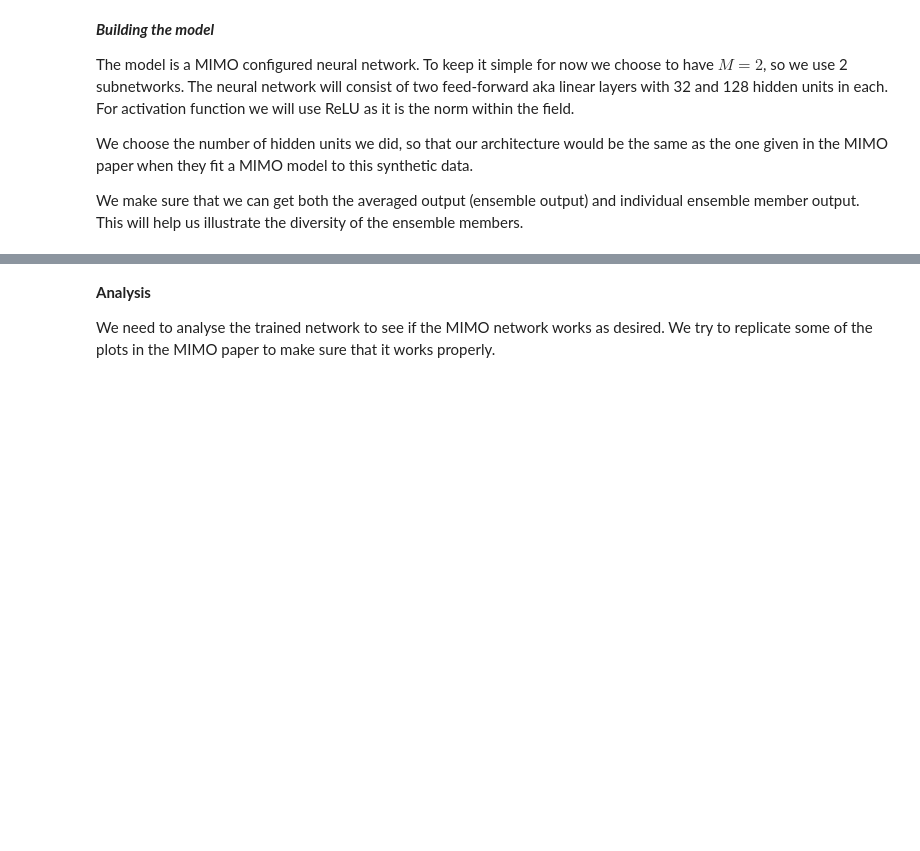
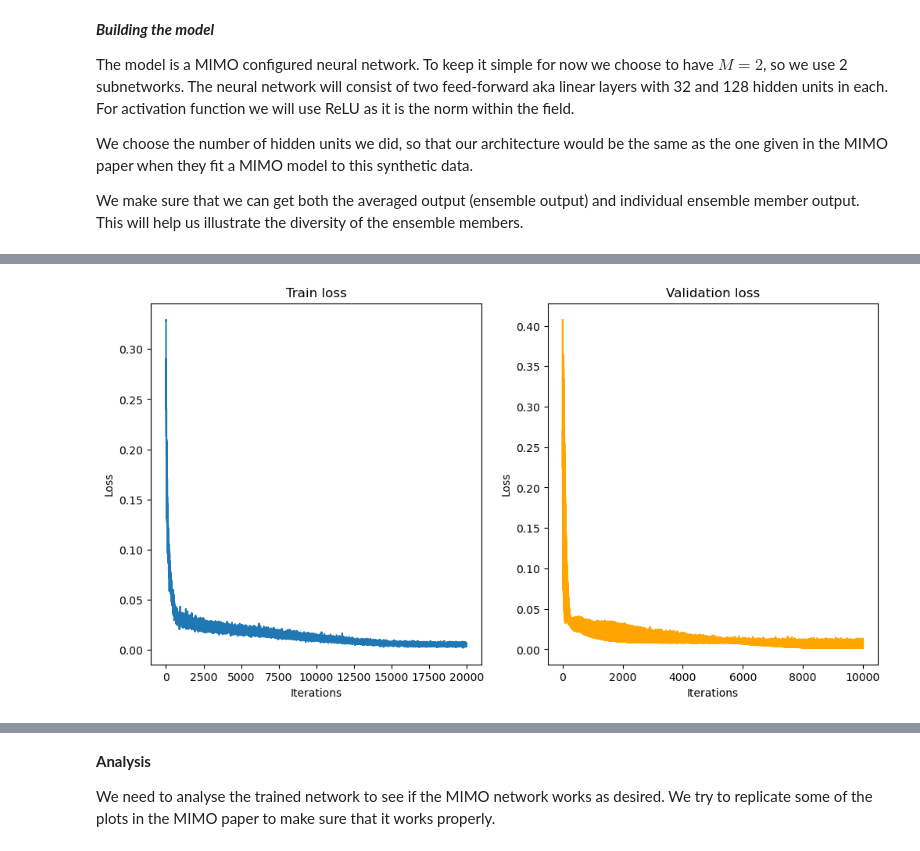
Before and after one commit to Malthe57/MastersThesis, a Jupyter notebook: notebooks/MIMOprototype.ipynb, the cells around one changed output, grey strips where cells are left out. Cells and saved outputs as stored; diff of their text form; code cells hidden in the pictures; blank space fills up the shorter version.

```diff
--- a/notebooks/MIMOprototype.ipynb
+++ b/notebooks/MIMOprototype.ipynb
@@ -98,16 +102,18 @@ def naive_collate_fn(batch, M):
 # %%
 
 
-M = 3
+M = 2
 traindata = ToyDataset(x, y)
 trainloader = DataLoader(traindata, batch_size=60*M, shuffle=True, collate_fn=lambda x: train_collate_fn(x, M), drop_last=True)
 naivetrainloader = DataLoader(traindata, batch_size=60, shuffle=True, collate_fn=lambda x: naive_collate_fn(x, M), drop_last=False)
 
+valdata = ToyDataset(x_val, y_val)
+valloader = DataLoader(valdata, batch_size=60, shuffle=False, collate_fn=lambda x: test_collate_fn(x, M), drop_last=False)
+naivevalloader = DataLoader(valdata, batch_size=60, shuffle=False, collate_fn=lambda x: naive_collate_fn(x, M), drop_last=False)
+
 testdata = ToyDataset(x_test, y_test)
-testloader = DataLoader(testdata, batch_size=60, shuffle=False, collate_fn=lambda x: test_collate_fn(x, M), drop_last=False)
-naivetestloader = DataLoader(testdata, batch_size=60, shuffle=True, collate_fn=lambda x: naive_collate_fn(x, M), drop_last=False)
-
-t_loader = DataLoader(traindata, batch_size=60, shuffle=False, collate_fn=lambda x: test_collate_fn(x, M), drop_last=False)
+testloader = DataLoader(testdata, batch_size=N_test, shuffle=False, collate_fn=lambda x: test_collate_fn(x, M), drop_last=False)
+naivetestloader = DataLoader(testdata, batch_size=N_test, shuffle=False, collate_fn=lambda x: naive_collate_fn(x, M), drop_last=False)
 # %% [markdown]
 # Testing
 Testing shape of output from train and test loaders
@@ -301,19 +228,0 @@ for e in range(epochs):
-# %%
-Naive_model = NaiveNetwork(n_subnetworks=M)
-
-optimizer = torch.optim.Adam(Naive_model.parameters(), lr=3e-4)
-
-epochs = 15000
-
-for r in range(epochs):
-    for x_, y_ in naivetrainloader:
-
-        x_, y_ = x_.float(), y_.float()
-
-        optimizer.zero_grad()
-
-        output, individual_outputs = Naive_model(x_)
-        loss = nn.functional.mse_loss(individual_outputs, y_)
-
-        loss.backward()
-        optimizer.step()
@@ -319,0 +347,13 @@ for r in range(epochs):
+# %%
+# train MIMO model
+M = 2
+# number of repititions
+K = 10
+is_naive = False
+
+K_losses, K_val_losses = train_K_repitions(M, epochs=5000, val_every_n_epochs=2, repititions=K, is_naive=is_naive)
+# %%
+# plot loss for one of the repititions
+plot_loss(K_losses[0], K_val_losses[0])
+# %% [output]
+[figure, added]
```
Also changed, not shown: parts of 28 cells of this notebook, 20 other files.
